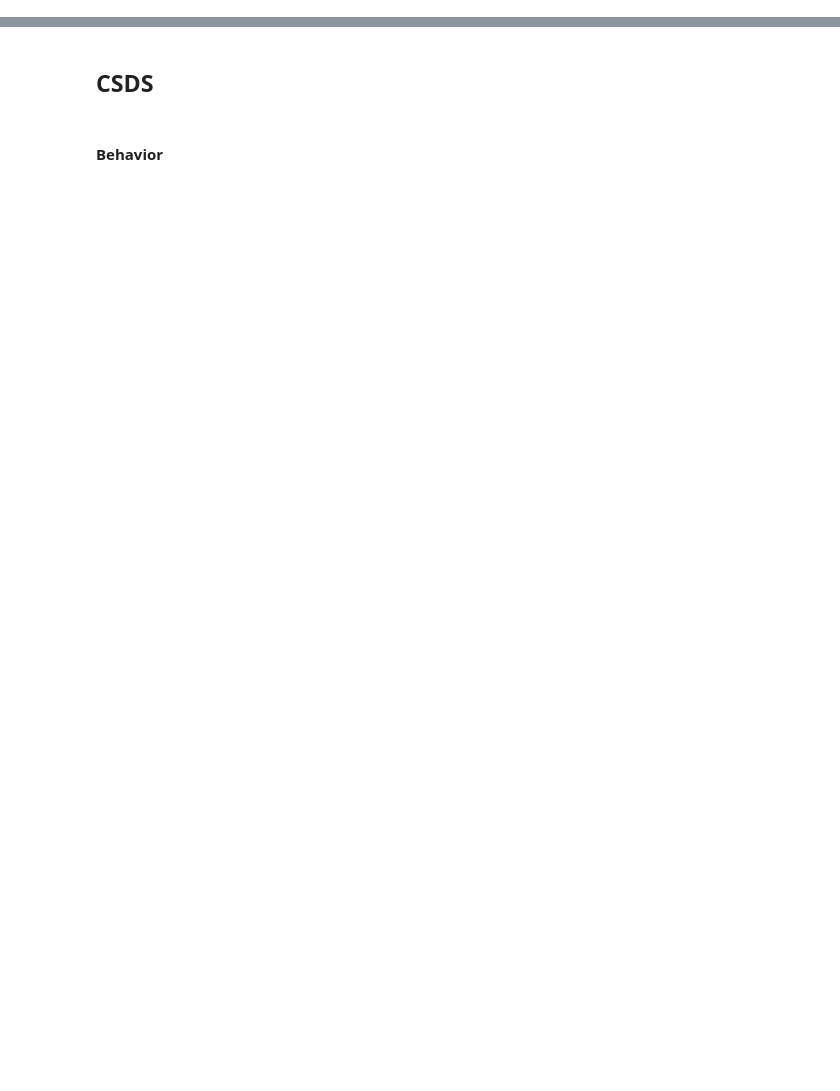
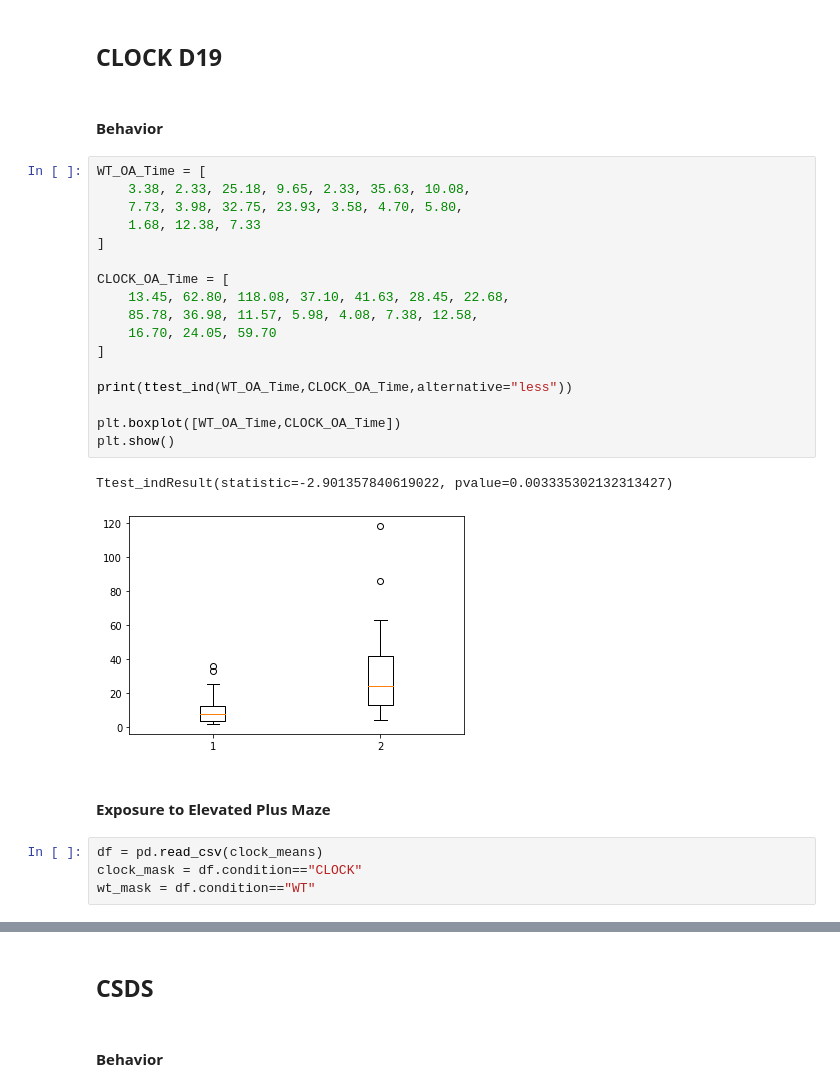
Before and after one commit to carlson-lab/Anxiety, a Jupyter notebook: FullDataWork/Paper_Statistics/Paper_Stats/FIgure_6_stats_and_plots.ipynb, the cells around one changed output, grey strips where cells are left out. Saved outputs shown, nothing was run; the diff lists cells and outputs as text; blank space fills up the shorter version.

```diff
--- a/FullDataWork/Paper_Statistics/Paper_Stats/FIgure_6_stats_and_plots.ipynb
+++ b/FullDataWork/Paper_Statistics/Paper_Stats/FIgure_6_stats_and_plots.ipynb
@@ -46,0 +63,30 @@ sp23_include_mice = [26352,
+# %% [markdown]
+## CLOCK D19
+# %% [markdown]
+#### Behavior
+# %%
+WT_OA_Time = [
+    3.38, 2.33, 25.18, 9.65, 2.33, 35.63, 10.08,
+    7.73, 3.98, 32.75, 23.93, 3.58, 4.70, 5.80,
+    1.68, 12.38, 7.33
+]
+
+CLOCK_OA_Time = [
+    13.45, 62.80, 118.08, 37.10, 41.63, 28.45, 22.68,
+    85.78, 36.98, 11.57, 5.98, 4.08, 7.38, 12.58,
+    16.70, 24.05, 59.70
+]
+
+print(ttest_ind(WT_OA_Time,CLOCK_OA_Time,alternative="less"))
+
+plt.boxplot([WT_OA_Time,CLOCK_OA_Time])
+plt.show()
+# %% [output]
+Ttest_indResult(statistic=-2.901357840619022, pvalue=0.003335302132313427)
+[figure, added]
+# %% [markdown]
+#### Exposure to Elevated Plus Maze
+# %%
+df = pd.read_csv(clock_means)
+clock_mask = df.condition=="CLOCK"
+wt_mask = df.condition=="WT"
```
Also changed, not shown: parts of 11 cells of this notebook, 2 other files.
